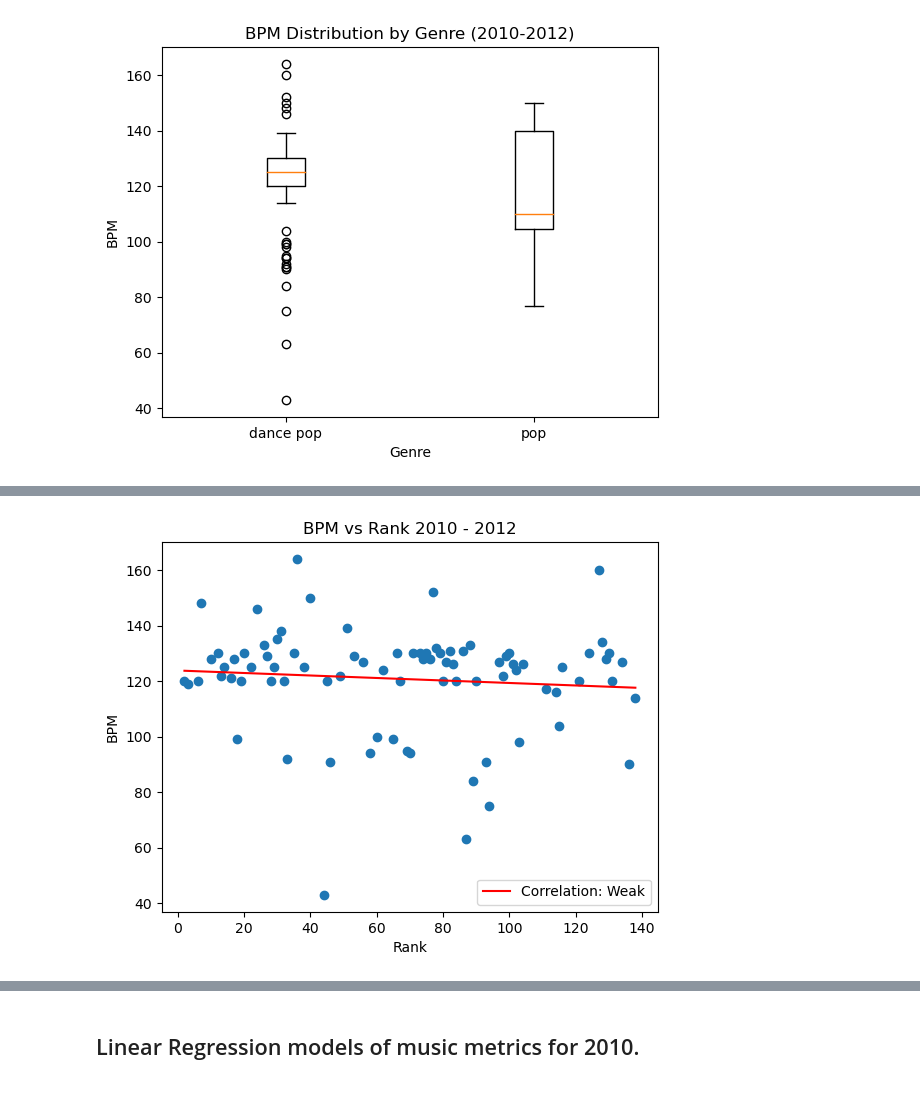
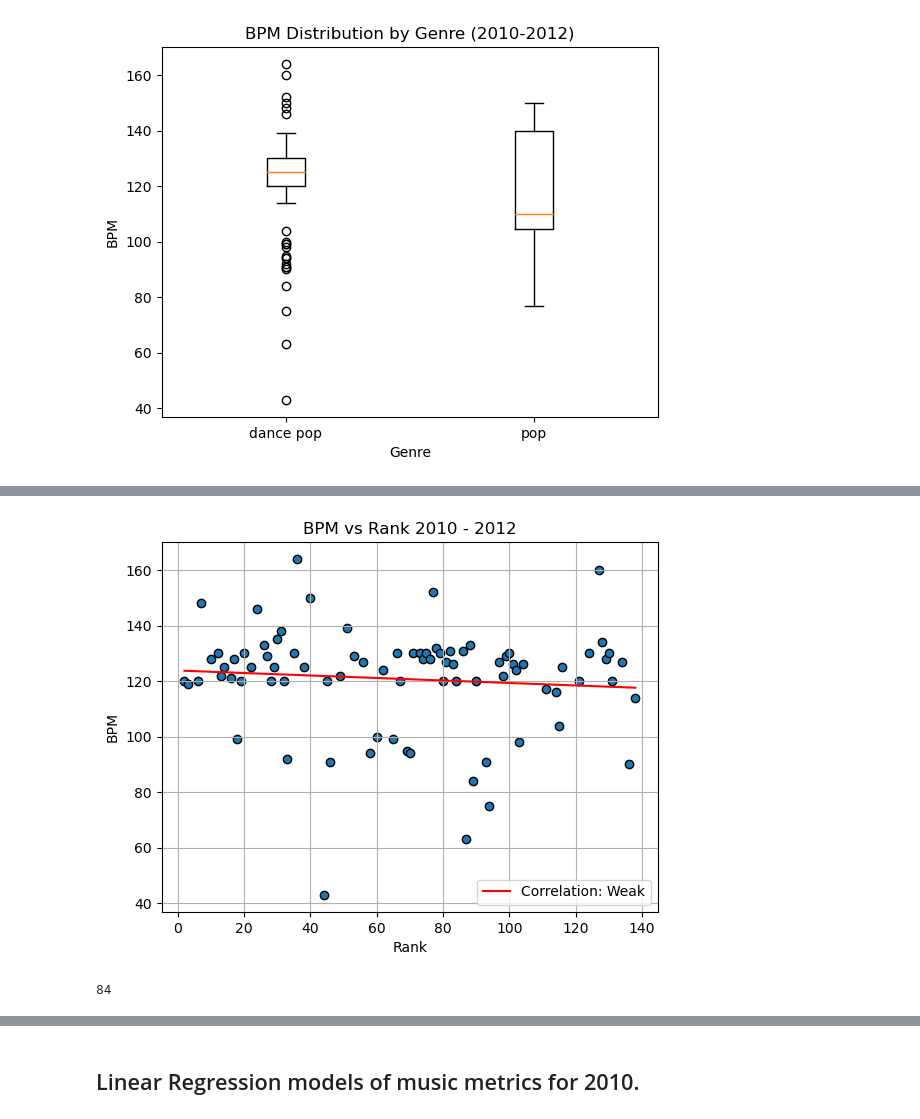
Before and after one commit to dalfonsonash/Week-7-Project-1, a Jupyter notebook: SpotiPy.ipynb, the cells around one changed output, grey strips where cells are left out. Cells and saved outputs as stored; diff of their text form; code cells hidden in the pictures.

```diff
--- a/SpotiPy.ipynb
+++ b/SpotiPy.ipynb
@@ -164,23 +165,29 @@ plt.show()
 # %%
 # Subset the data for the dance pop genre
 dance_pop = three_year_data[three_year_data['Genre'] == 'dance pop']
 
 # Create a scatter plot of BPM vs Rank
-plt.scatter(x=dance_pop.index, y=dance_pop['BPM'])
+plt.scatter(x=dance_pop.index, y=dance_pop['BPM'], marker="o", edgecolors="Black")
 
 # Add axis labels and title
 plt.xlabel('Rank')
 plt.ylabel('BPM')
 plt.title('BPM vs Rank 2010 - 2012')
+plt.grid()
 
 # Add a linear regression line
 slope, intercept, r_value, p_value, std_err = linregress(dance_pop.index, dance_pop['BPM'])
 plt.plot(dance_pop.index, intercept + slope*dance_pop.index, color='red', label='Correlation: Strong' if abs(r_value) >= 0.7 else 'Correlation: Weak')
 
 # Add a legend
 plt.legend()
 
 # Display the plot
 plt.show()
 # %% [output]
-[figure, old version]
+[figure, new version]
+# %%
+dance_pop_count = three_year_data['Genre'].value_counts()['dance pop']
+print(dance_pop_count)
+# %% [output]
+84
```
Also changed, not shown: parts of 6 cells of this notebook.
